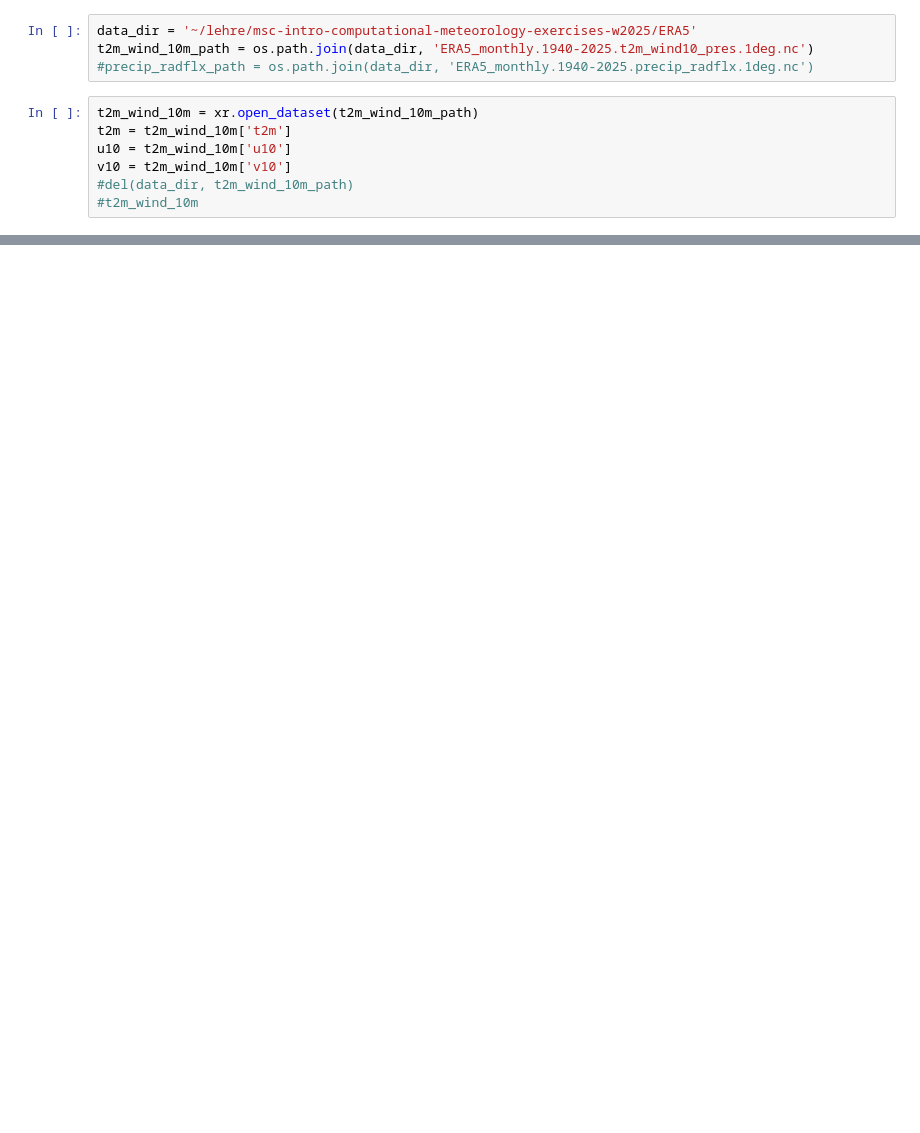
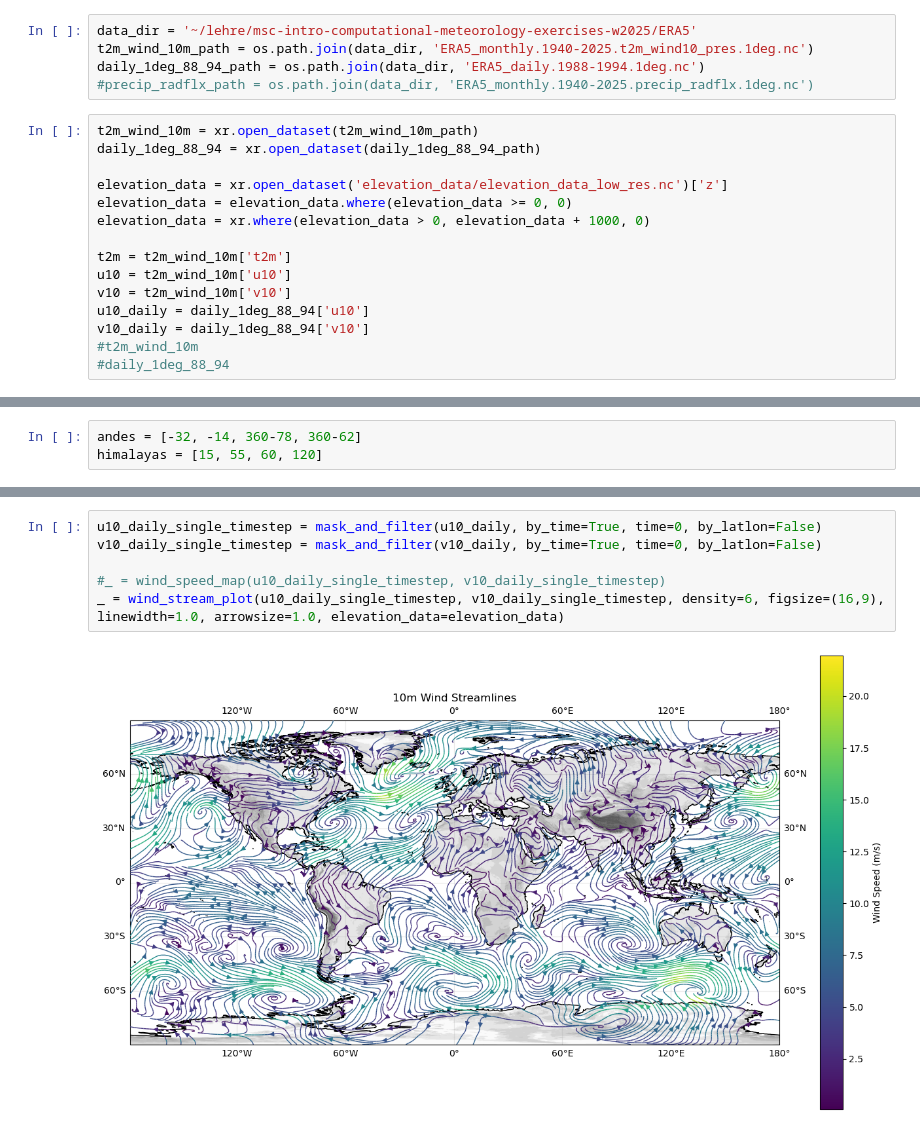
Before and after one commit to cc11223344556677/Computational-Meteorology-Exercises, a Jupyter notebook: wind_fields.ipynb, the cells around one changed output, grey strips where cells are left out. Drawn from its saved outputs; the diff is of its cells as text; blank space fills up the shorter version.

```diff
--- a/wind_fields.ipynb
+++ b/wind_fields.ipynb
@@ -16,11 +34,20 @@ import matplotlib.colors as mcolors
 # %%
 data_dir = '~/lehre/msc-intro-computational-meteorology-exercises-w2025/ERA5'
 t2m_wind_10m_path = os.path.join(data_dir, 'ERA5_monthly.1940-2025.t2m_wind10_pres.1deg.nc')
+daily_1deg_88_94_path = os.path.join(data_dir, 'ERA5_daily.1988-1994.1deg.nc')
 #precip_radflx_path = os.path.join(data_dir, 'ERA5_monthly.1940-2025.precip_radflx.1deg.nc')
 # %%
 t2m_wind_10m = xr.open_dataset(t2m_wind_10m_path)
+daily_1deg_88_94 = xr.open_dataset(daily_1deg_88_94_path)
+
+elevation_data = xr.open_dataset('elevation_data/elevation_data_low_res.nc')['z']
+elevation_data = elevation_data.where(elevation_data >= 0, 0)
+elevation_data = xr.where(elevation_data > 0, elevation_data + 1000, 0)
+
 t2m = t2m_wind_10m['t2m']
 u10 = t2m_wind_10m['u10']
 v10 = t2m_wind_10m['v10']
-#del(data_dir, t2m_wind_10m_path)
+u10_daily = daily_1deg_88_94['u10']
+v10_daily = daily_1deg_88_94['v10']
 #t2m_wind_10m
+#daily_1deg_88_94
@@ -26,0 +141,3 @@ v10 = t2m_wind_10m['v10']
+# %%
+andes = [-32, -14, 360-78, 360-62]
+himalayas = [15, 55, 60, 120]
@@ -132,0 +355,8 @@ wind_speed_map(u10_single_timestep, v10_single_timestep)
+# %%
+u10_daily_single_timestep = mask_and_filter(u10_daily, by_time=True, time=0, by_latlon=False)
+v10_daily_single_timestep = mask_and_filter(v10_daily, by_time=True, time=0, by_latlon=False)
+
+#_ = wind_speed_map(u10_daily_single_timestep, v10_daily_single_timestep)
+_ = wind_stream_plot(u10_daily_single_timestep, v10_daily_single_timestep, density=6, figsize=(16,9), linewidth=1.0, arrowsize=1.0, elevation_data=elevation_data)
+# %% [output]
+[figure, added]
```
Also changed, not shown: parts of 10 cells of this notebook, 2 other files.
